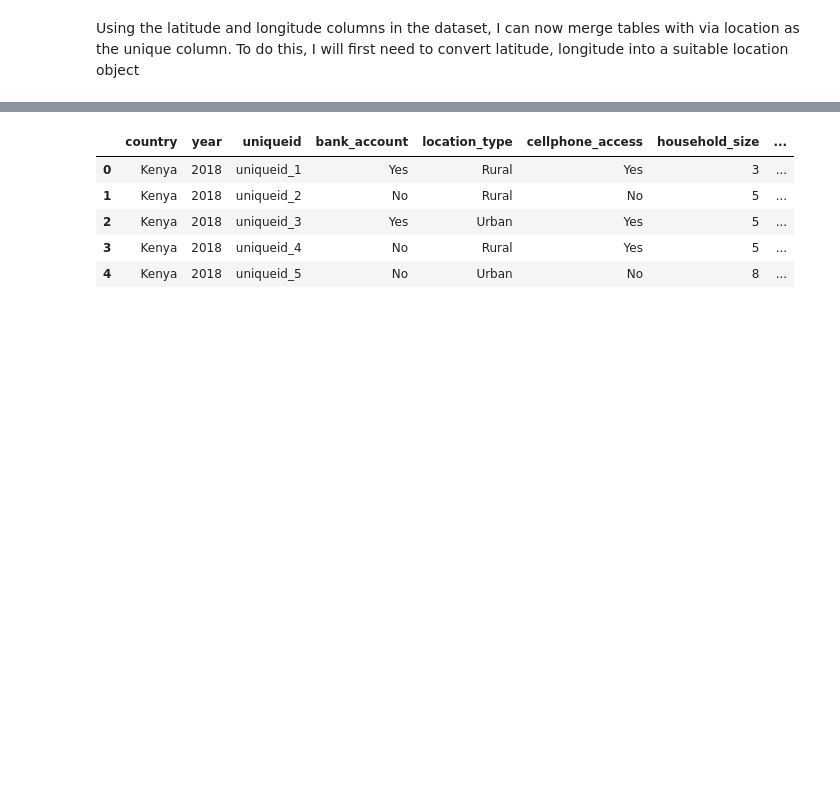
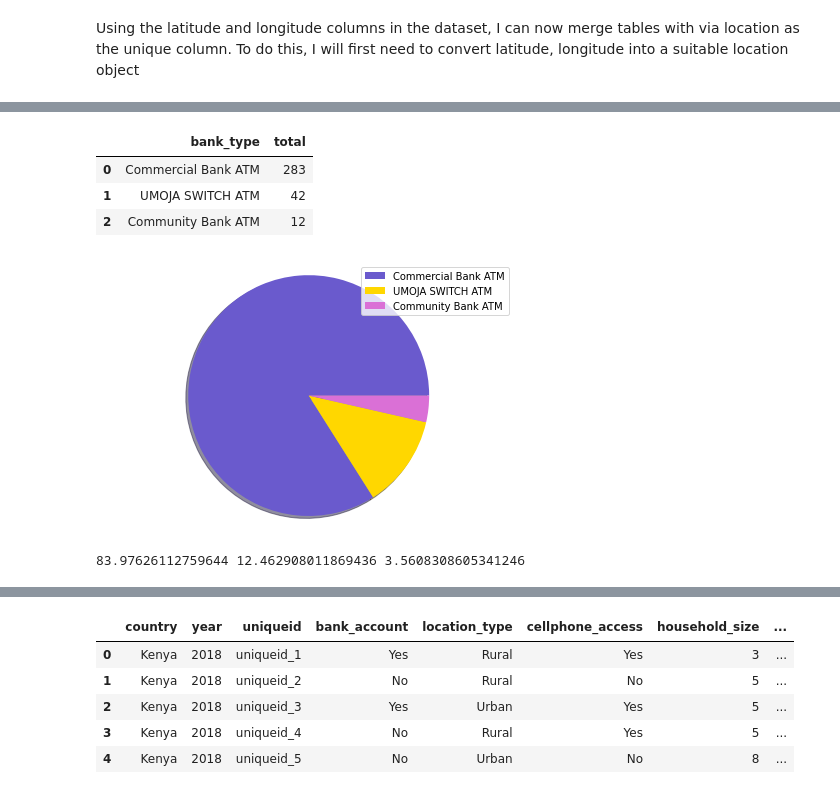
Before and after one commit to masterford/ExploratoryDataAnalysis, a Jupyter notebook: 545_final_project.ipynb, the cells around one changed output, grey strips where cells are left out. Cells and saved outputs as stored; diff of their text form; code cells hidden in the pictures; blank space fills up the shorter version.

```diff
--- a/545_final_project.ipynb
+++ b/545_final_project.ipynb
@@ -184,0 +288,30 @@ get_address("-6.92247,39.27113")
+# %%
+bank_types_df = pandasql.sqldf('select bank_type, COUNT(bank_type) AS total  from merge_bank_df GROUP BY bank_type ORDER BY total desc LIMIT 10', globals())
+
+bank_types_df
+# %% [output]
+|  | bank_type | total |
+| 0 | Commercial Bank ATM | 283 |
+| 1 | UMOJA SWITCH ATM | 42 |
+| 2 | Community Bank ATM | 12 |
+# %%
+#plot
+labels = ['Commercial Bank ATM', 'UMOJA SWITCH ATM', 'Community Bank ATM']
+sizes = [283, 42, 12]
+colors = ['slateblue','gold', 'orchid']
+patches, texts = plt.pie(sizes, colors=colors, shadow=True, startangle=0)
+plt.legend(patches, labels, loc="best")
+plt.axis('equal')
+plt.tight_layout()
+plt.show()
+
+#statistics
+sizes.sort
+total = sum(sizes)
+commercial_bank = (sizes[0]/total) * 100
+umoja_switch_ATM = (sizes[1]/total) * 100
+community_bank_atm = (sizes[2]/total) * 100
+print(commercial_bank, umoja_switch_ATM, community_bank_atm)
+# %% [output]
+[figure, added]
+83.97626112759644 12.462908011869436 3.5608308605341246
```
Also changed, not shown: parts of 12 cells of this notebook.
